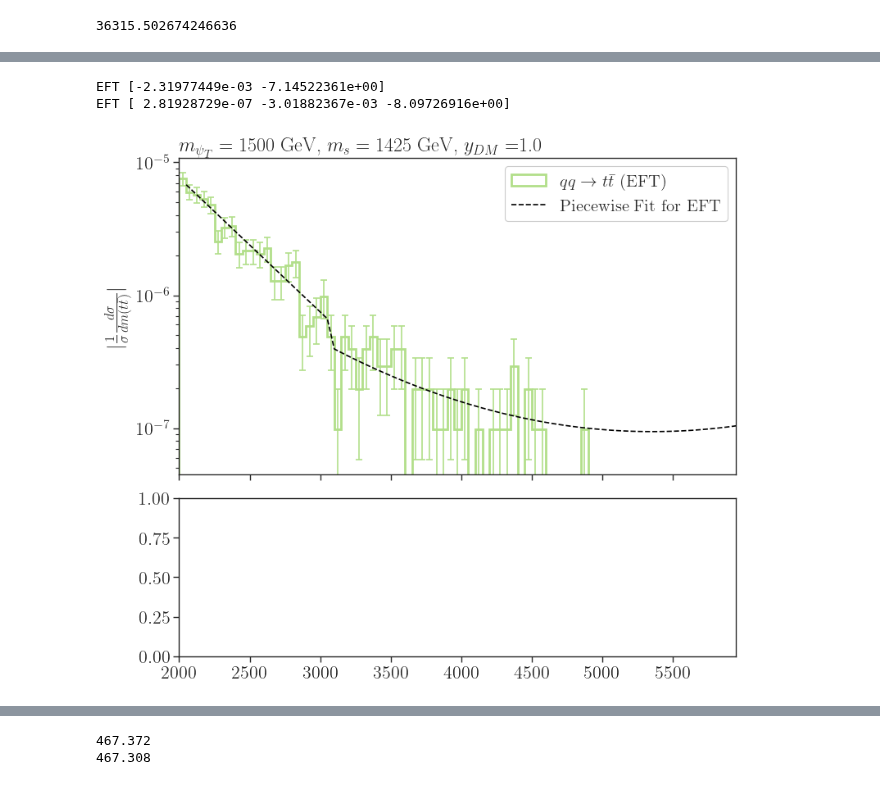
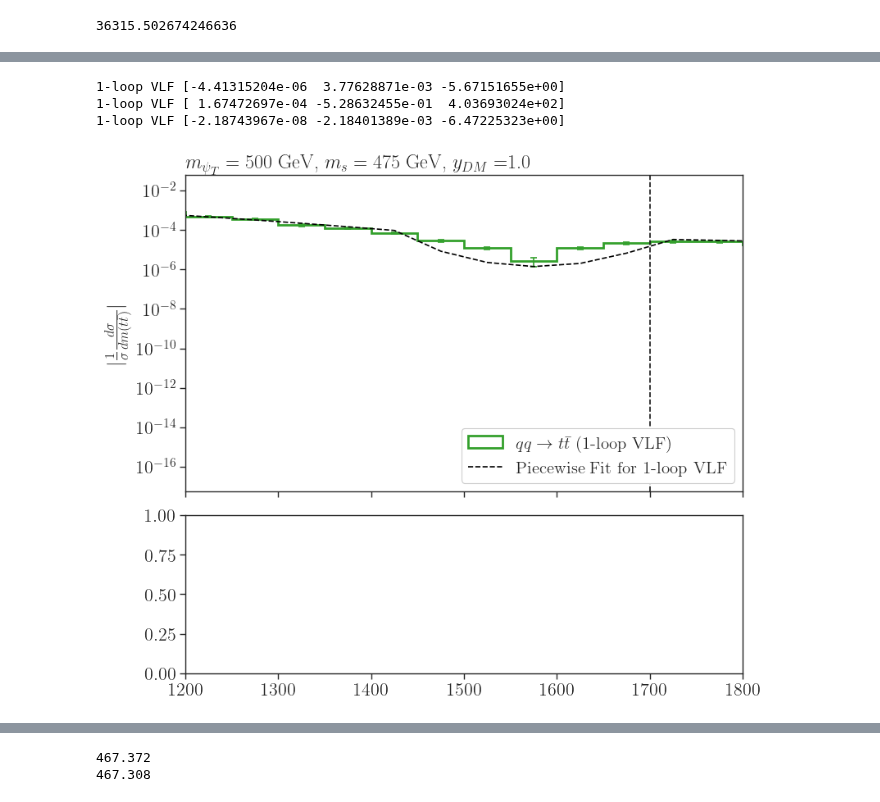
Before and after one commit to viniciusrocca/EFT_ToyModel, a Jupyter notebook: Plots/Distributions_qq_FindingBias.ipynb, the cells around one changed output, grey strips where cells are left out. Drawn from its saved outputs; the diff is of its cells as text; code cells hidden in the pictures.

```diff
--- a/Plots/Distributions_qq_FindingBias.ipynb
+++ b/Plots/Distributions_qq_FindingBias.ipynb
@@ -76,7 +76,7 @@ data = sorted(data, key=lambda d: d['mass_params'][0])
 # %%
 select = []
 for d in data:
-    if d['mass_params'][0] == 1500.0:
+    if d['mass_params'][0] == 500.0:
         select.append(d)
 
 print(select)
@@ -188,7 +188,7 @@ c = []
 
 #Loop over the processes
 for j,d in enumerate(select):
-    if r'$g g \to t \bar{t}$' in d['process']:
+    if r'$q q \to t \bar{t}$' in d['process']:
         labels.append('0')
         c.append('0')
         continue
@@ -288,7 +288,7 @@ mPsiT,mSDM = select[0]['mass_params']
 yDM = select[0]['ydm']
 
 
-bins = np.arange(400.,6000.,100.)
+bins = np.arange(400.,2700.,100.)
 
 #BSM plot arrays
 labels = []
@@ -408,7 +408,7 @@ yDM = select[0]['ydm']
 
 
 
-bins = np.arange(2000., 6000., 50.0)
+bins = np.arange(400., 6000., 50.0)
 #BSM plot arrays
 labels = []
 pmodels = []
@@ -418,7 +418,7 @@ c = []
 
 #Loop over the processes
 for j,d in enumerate(select):
-    if r'$g g \to t \bar{t}$' in d['process']  or 'EFT' not in d['model']:
+    if r'$g g \to t \bar{t}$' in d['process']  or 'EFT' in d['model']:
         labels.append('0')
         c.append('0')
         continue
@@ -457,17 +457,18 @@ for j,d in enumerate(select):
 
         # 1. Prepare the data for fitting
         bin_centers = (edges[:-1] + edges[1:]) / 2.0
-        bin_centers = edges[1:]
+        #bin_centers = edges[:-1]
         counts_for_fit = np.abs(h)
 
         # 2. Define the fit boundaries
-        low_mass_max = 2000.0
-        mid_mass_max = 3100.0
+        low_mass_max = 1450.0
+        mid_mass_max = 1700.0
 
         # 3. Create masks for each region
         mask_low = (counts_for_fit > 0) & (bin_centers < low_mass_max)
         mask_mid = (counts_for_fit > 0) & (bin_centers >= low_mass_max) & (bin_centers < mid_mass_max)
         mask_high = (counts_for_fit > 0) & (bin_centers >= mid_mass_max)
+
 
         # --- Fit the three regions separately ---
         coeffs_low, coeffs_mid, coeffs_high = None, None, None
@@ -475,7 +476,8 @@ for j,d in enumerate(select):
             coeffs_low = np.polyfit(bin_centers[mask_low], np.log(counts_for_fit[mask_low]), 2)
             print(model, coeffs_low)
         if np.sum(mask_mid) > 4:
-            coeffs_mid = np.polyfit(bin_centers[mask_mid], np.log(counts_for_fit[mask_mid]), 1)
+            log_counts_mid = np.log(counts_for_fit[mask_mid]) - 1.3
+            coeffs_mid = np.polyfit(bin_centers[mask_mid], log_counts_mid, 2)
             print(model, coeffs_mid)
         if np.sum(mask_high) > 3:
             coeffs_high = np.polyfit(bin_centers[mask_high], np.log(counts_for_fit[mask_high]), 2)
@@ -501,34 +503,38 @@ for j,d in enumerate(select):
             y_fit[plot_mask_mid] = np.exp(p_mid(bin_centers[plot_mask_mid]))
 
         if coeffs_high is not None:
             p_high = np.poly1d(coeffs_high)
             y_fit[plot_mask_high] = np.exp(p_high(bin_centers[plot_mask_high]))
 
         # Plot the final combined curve
         # We plot only where y_fit is positive to avoid issues with the log scale
         axarr[0].plot(bin_centers[y_fit > 0], y_fit[y_fit > 0], color='black', linestyle='--',
                       label=f'Piecewise Fit for {model}')
 
         # =================================================================
         # END: Complete Piecewise Fit and Plotting Section
         # =================================================================
 
 
 
 #Main plot configs
-axarr[0].legend(framealpha=1.0,loc='upper right',fontsize=15)
+axarr[0].legend(framealpha=1.0,loc='lower right',fontsize=15)
 axarr[0].set_title(r'$m_{\psi_T} = %1.0f$ GeV, $m_{s} = %1.0f$ GeV, $y_{DM} = $%1.1f' %(mPsiT,mSDM,yDM),
                loc='left')
 axarr[0].set_yscale('log')
 axarr[0].set_ylabel(r'$|\frac{1}{\sigma}\frac{d \sigma}{d m(t\bar{t})}|$')
 axarr[0].set_xlim(bins.min(),bins.max())
+axarr[0].set_xlim(1200,1800)
+axarr[0].axvline(x=2650, color='k', linestyle='--')
+axarr[0].axvline(x=1700, color='k', linestyle='--')
 #axarr[0].set_ylim(1e-8,1e-1)
 
 
 
 
 plt.show()
 # %% [output]
-EFT [-2.31977449e-03 -7.14522361e+00]
-EFT [ 2.81928729e-07 -3.01882367e-03 -8.09726916e+00]
+1-loop VLF [-4.41315204e-06  3.77628871e-03 -5.67151655e+00]
+1-loop VLF [ 1.67472697e-04 -5.28632455e-01  4.03693024e+02]
+1-loop VLF [-2.18743967e-08 -2.18401389e-03 -6.47225323e+00]
-[figure, old version]
+[figure, new version]
```
Also changed, not shown: parts of 10 cells of this notebook.
